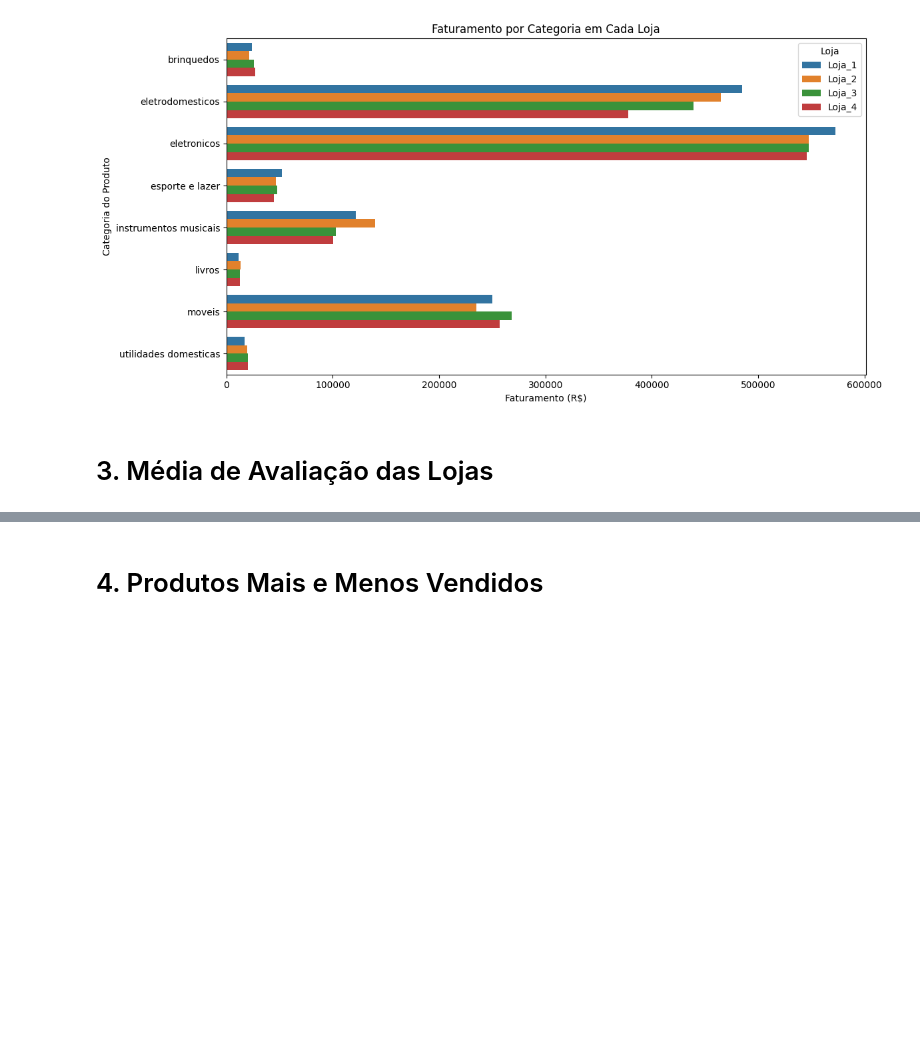
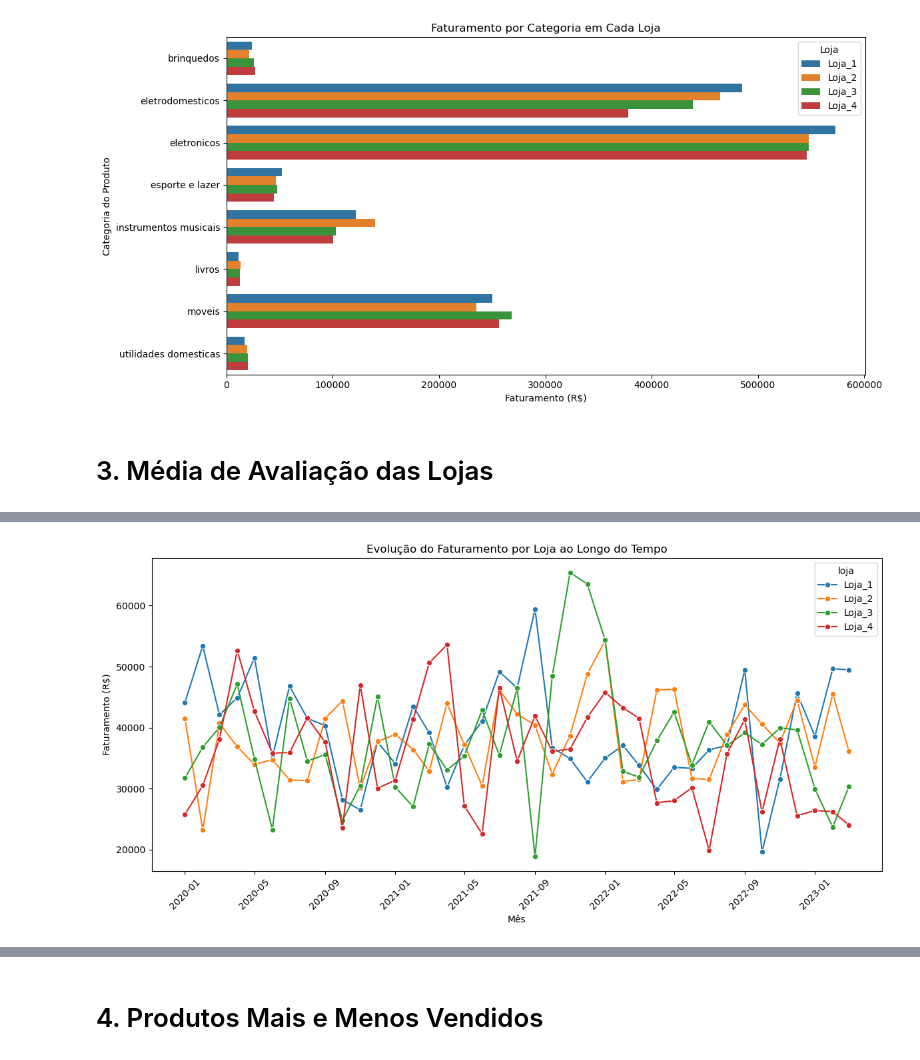
Before and after one commit to moises-rb/DataScienceONE, a Jupyter notebook: Challenge_AluraStoreBr.ipynb, the cells around one changed output, grey strips where cells are left out. Cells and saved outputs as stored; diff of their text form; code cells hidden in the pictures; blank space fills up the shorter version.

```diff
--- a/Challenge_AluraStoreBr.ipynb
+++ b/Challenge_AluraStoreBr.ipynb
@@ -250,0 +377,17 @@ plt.show()
+# %%
+# Converter para datetime real
+faturamento_mensal['AnoMes'] = faturamento_mensal['AnoMes'].astype(str)
+faturamento_mensal['AnoMes'] = pd.to_datetime(faturamento_mensal['AnoMes'])
+# %%
+import seaborn as sns
+plt.figure(figsize=(12, 6))
+sns.lineplot(data=faturamento_mensal, x='AnoMes', y='Preço', hue='loja', marker='o')
+
+plt.title('Evolução do Faturamento por Loja ao Longo do Tempo')
+plt.ylabel('Faturamento (R$)')
+plt.xlabel('Mês')
+plt.xticks(rotation=45)
+plt.tight_layout()
+plt.show()
+# %% [output]
+[figure, added]
```
Also changed, not shown: parts of 22 cells of this notebook.
